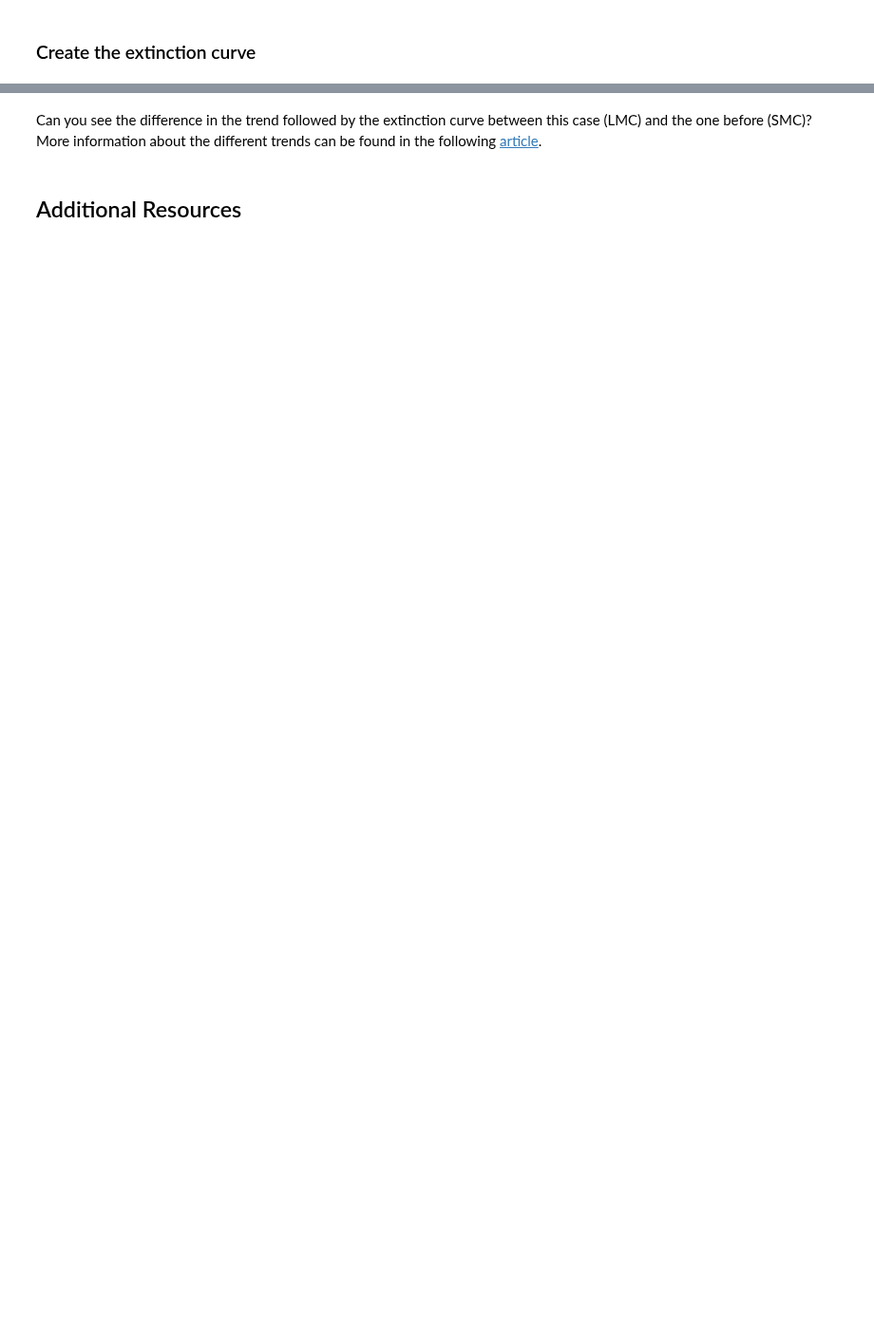
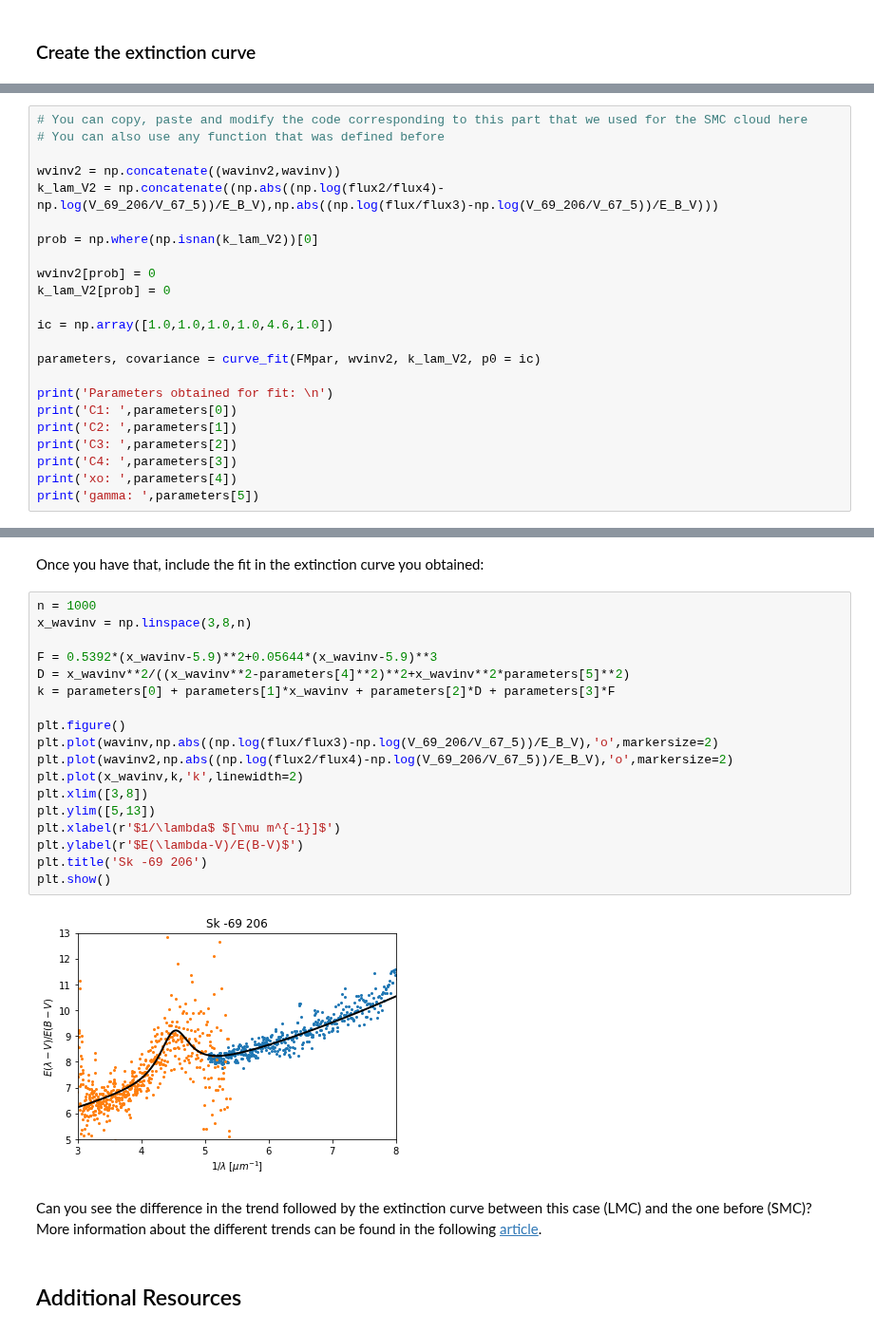
Before and after one commit to ScienceBetter/notebooks-stsci, a Jupyter notebook: exploring_UV_extinction_curves/Exploring_UV_extinction_curves.ipynb, the cells around one changed output, grey strips where cells are left out. Shown at 95% size. Cells and saved outputs as stored; diff of their text form; blank space fills up the shorter version.

```diff
--- a/exploring_UV_extinction_curves/Exploring_UV_extinction_curves.ipynb
+++ b/exploring_UV_extinction_curves/Exploring_UV_extinction_curves.ipynb
@@ -542,0 +608,23 @@ plt.show()
+# %%
+# You can copy, paste and modify the code corresponding to this part that we used for the SMC cloud here
+# You can also use any function that was defined before
+
+wvinv2 = np.concatenate((wavinv2,wavinv))
+k_lam_V2 = np.concatenate((np.abs((np.log(flux2/flux4)-np.log(V_69_206/V_67_5))/E_B_V),np.abs((np.log(flux/flux3)-np.log(V_69_206/V_67_5))/E_B_V)))
+
+prob = np.where(np.isnan(k_lam_V2))[0]
+
+wvinv2[prob] = 0
+k_lam_V2[prob] = 0
+
+ic = np.array([1.0,1.0,1.0,1.0,4.6,1.0])
+
+parameters, covariance = curve_fit(FMpar, wvinv2, k_lam_V2, p0 = ic)
+
+print('Parameters obtained for fit: \n')
+print('C1: ',parameters[0])
+print('C2: ',parameters[1])
+print('C3: ',parameters[2])
+print('C4: ',parameters[3])
+print('xo: ',parameters[4])
+print('gamma: ',parameters[5])
@@ -543,3 +640,25 @@ plt.show()
+# %% [markdown]
+Once you have that, include the fit in the extinction curve you obtained:
+# %%
+n = 1000
+x_wavinv = np.linspace(3,8,n)
+
+F = 0.5392*(x_wavinv-5.9)**2+0.05644*(x_wavinv-5.9)**3
+D = x_wavinv**2/((x_wavinv**2-parameters[4]**2)**2+x_wavinv**2*parameters[5]**2)
+k = parameters[0] + parameters[1]*x_wavinv + parameters[2]*D + parameters[3]*F
+
+plt.figure()
+plt.plot(wavinv,np.abs((np.log(flux/flux3)-np.log(V_69_206/V_67_5))/E_B_V),'o',markersize=2)
+plt.plot(wavinv2,np.abs((np.log(flux2/flux4)-np.log(V_69_206/V_67_5))/E_B_V),'o',markersize=2)
+plt.plot(x_wavinv,k,'k',linewidth=2)
+plt.xlim([3,8])
+plt.ylim([5,13])
+plt.xlabel(r'$1/\lambda$ $[\mu m^{-1}]$')
+plt.ylabel(r'$E(\lambda-V)/E(B-V)$')
+plt.title('Sk -69 206')
+plt.show()
+# %% [output]
+[figure, added]
 # %% [markdown]
 Can you see the difference in the trend followed by the extinction curve between this case (LMC) and the one before (SMC)? More information about the different trends can be found in the following <a href="https://arxiv.org/pdf/astro-ph/0305257.pdf">article</a>.
 # %% [markdown]
```
Also changed, not shown: parts of 48 cells of this notebook.
